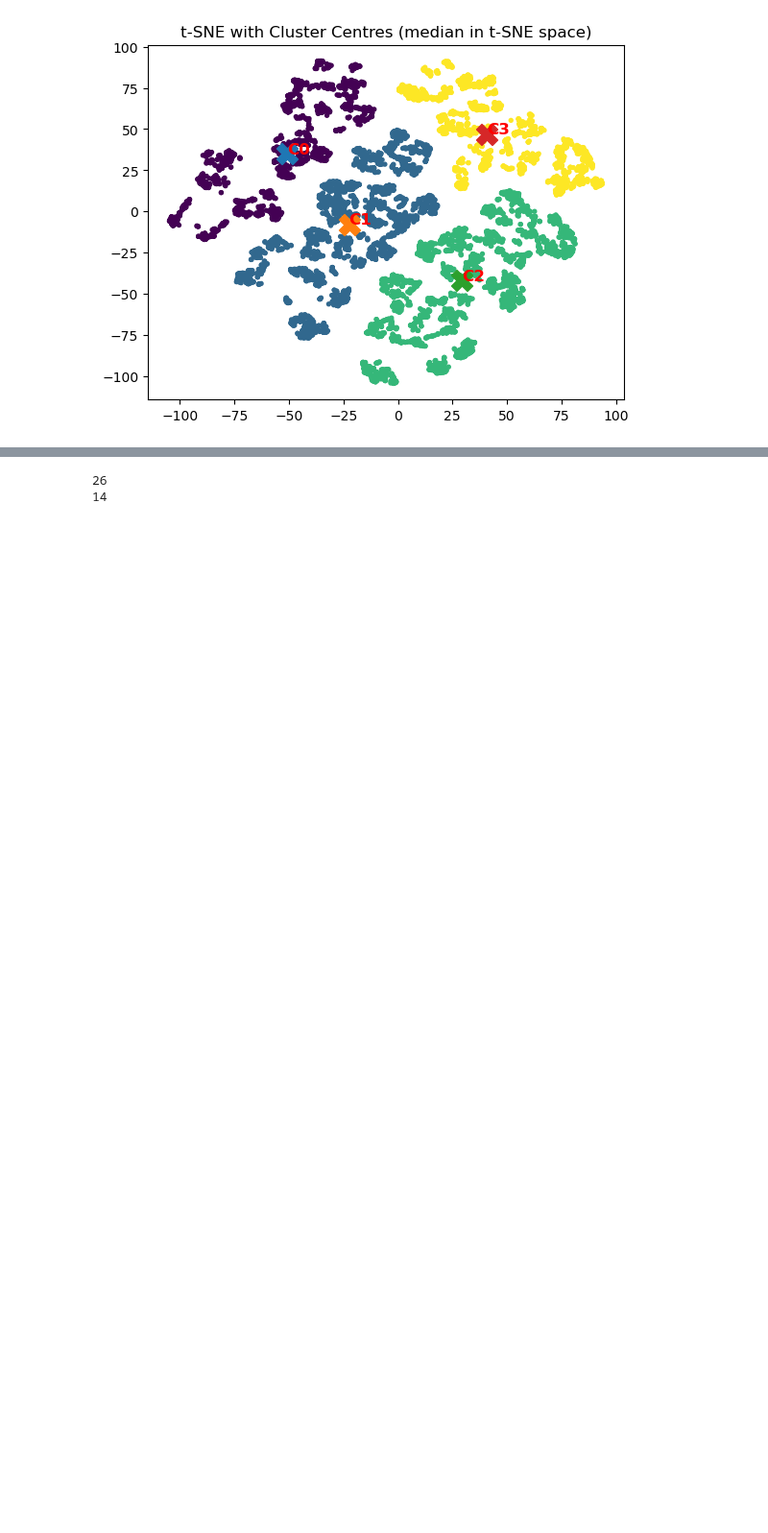
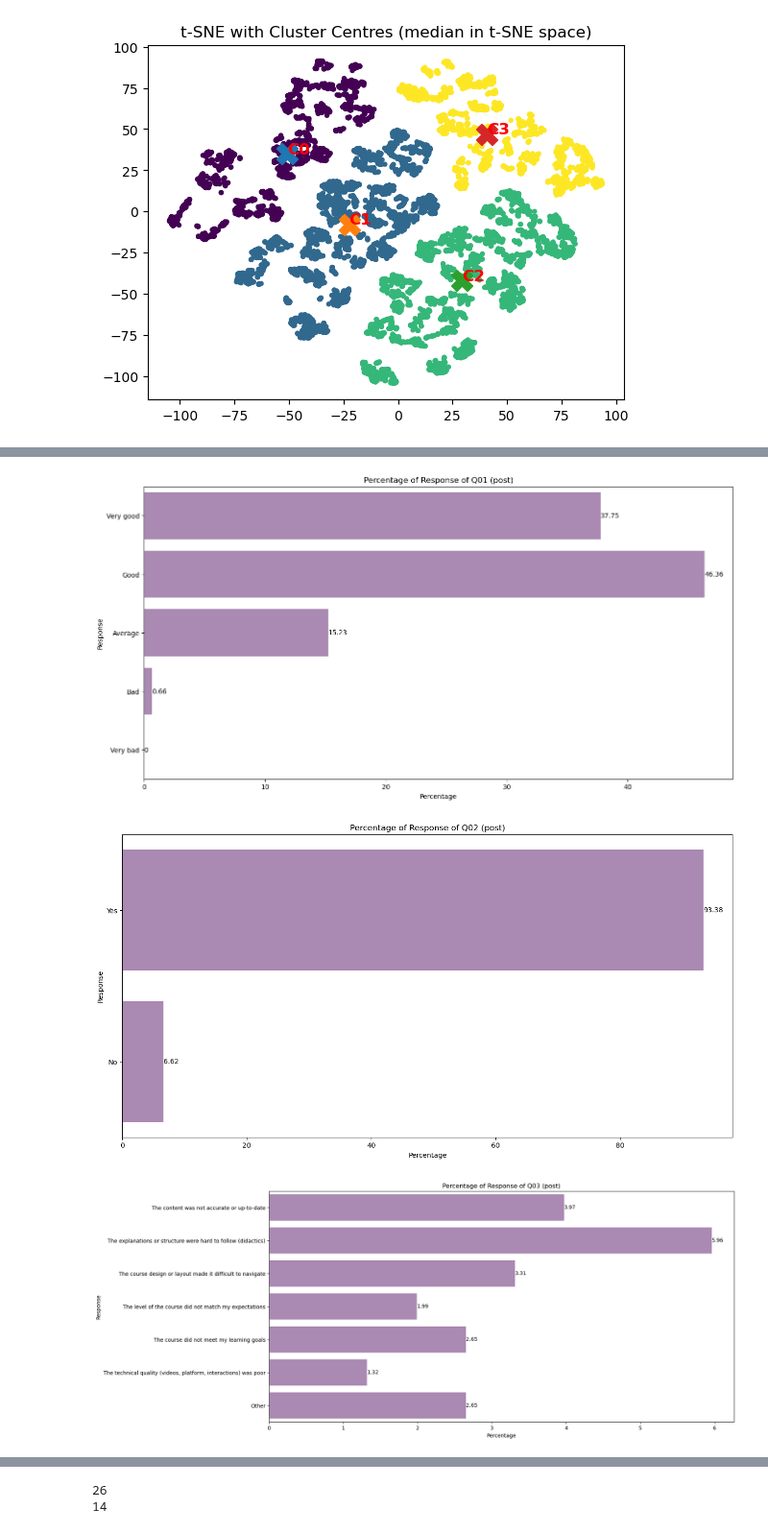
Before and after one commit to LenaAoyamaLawrence/Public-Projects, a Jupyter notebook: EDA/Moodle_Surveys.ipynb, the cells around one changed output, grey strips where cells are left out. Shown at 96% size. Drawn from its saved outputs; the diff is of its cells as text; code cells hidden in the pictures; blank space fills up the shorter version.

```diff
--- a/EDA/Moodle_Surveys.ipynb
+++ b/EDA/Moodle_Surveys.ipynb
@@ -1631,0 +1731,29 @@ plotting_clusters(labels_post, tsne_post)
+# %%
+# Post questionnaires
+post_Q1_cat = analyser_cat(agg_post_cat, course_cat = courseCat, question = 'Q01', survey_type = 'post')
+
+post_Q2_cat = analyser_cat(agg_post_cat, course_cat = courseCat, question = 'Q02', survey_type = 'post')
+
+post_Q3_cat = analyser_cat(agg_post_cat, course_cat = courseCat, question = 'Q03', survey_type = 'post')
+
+post_Q4_cat = analyser_cat(agg_post_cat, course_cat = courseCat, question = 'Q04', survey_type = 'post')
+
+post_Q5_cat = analyser_cat(agg_post_cat, course_cat = courseCat, question = 'Q05', survey_type = 'post')
+
+post_Q6_cat = analyser_cat(agg_post_cat, course_cat = courseCat, question = 'Q06', survey_type = 'post')
+
+post_Q7_cat = analyser_cat(agg_post_cat, course_cat = courseCat, question = 'Q07', survey_type = 'post')
+
+post_Q8_cat = analyser_cat(agg_post_cat, course_cat = courseCat, question = 'Q08', survey_type = 'post')
+
+post_Q9_cat = analyser_cat(agg_post_cat, course_cat = courseCat, question = 'Q09', survey_type = 'post')
+
+post_Q10_cat = analyser_cat(agg_post_cat, course_cat = courseCat, question = 'Q10', survey_type = 'post')
+
+post_Q11_cat = analyser_cat(agg_post_cat, course_cat = courseCat, question = 'Q11', survey_type = 'post')
+
+post_Q12_cat = analyser_cat(agg_post_cat, course_cat = courseCat, question = 'Q12', survey_type = 'post')
+# %% [output]
+[figure, added]
+[figure, added]
+[figure, added]
```
Also changed, not shown: parts of 16 cells of this notebook.
